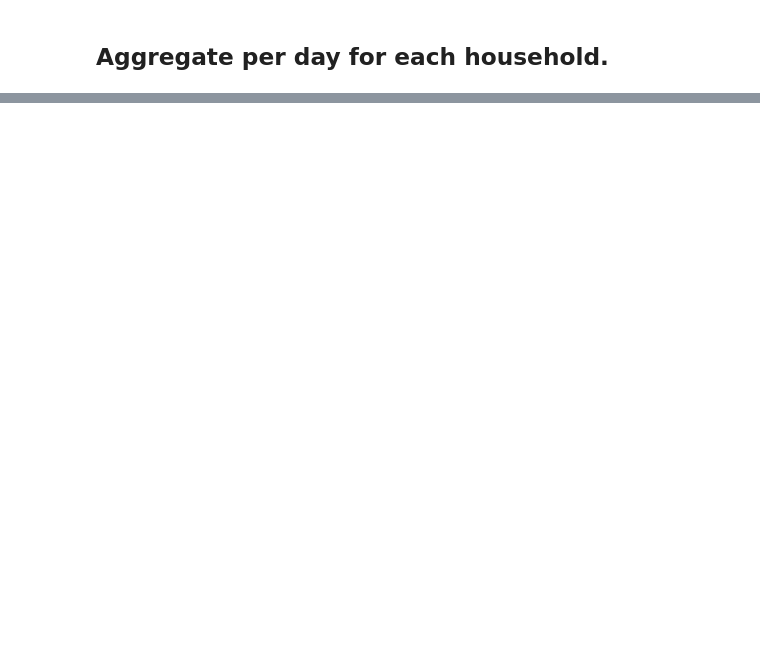
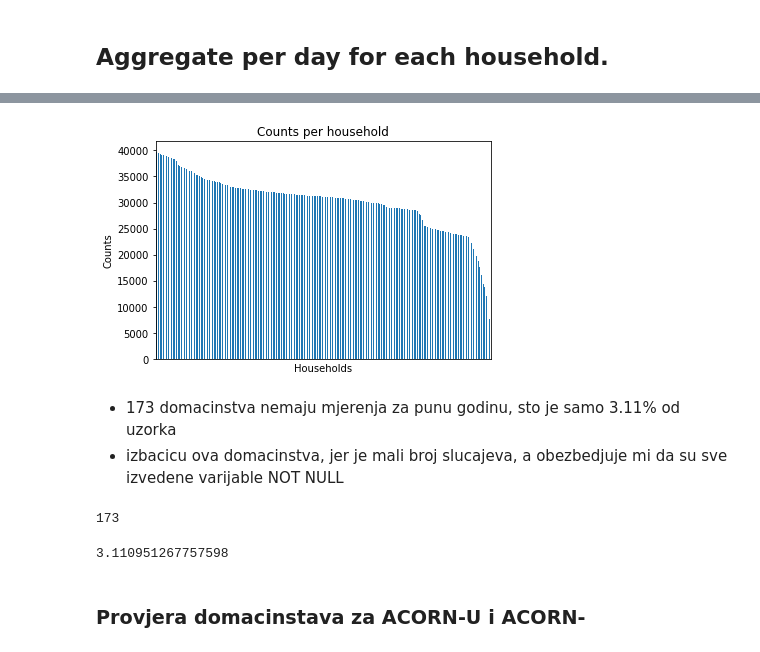
Before and after one commit to NeskovicMarko/clustering_energy_consumption, a Jupyter notebook: energy_consumption_EDA.ipynb, the cells around one changed output, grey strips where cells are left out. Cells and saved outputs as stored; diff of their text form; code cells hidden in the pictures; blank space fills up the shorter version.

```diff
--- a/energy_consumption_EDA.ipynb
+++ b/energy_consumption_EDA.ipynb
@@ -334,0 +504,12 @@ data_agg_daily.to_csv('data/data_agg_daily.csv', index=False)
+# %%
+environment = acorn_details.loc[acorn_details['MAIN_CATEGORIES']=='ENVIRONMENT', ] \
+.drop(['MAIN_CATEGORIES', 'CATEGORIES'], axis=1) \
+.melt(id_vars=['REFERENCE'], value_vars=acorn_columns) \
+.pivot(index='variable', columns='REFERENCE', values='value')
+# %%
+acorn_data = acorn_categories \
+.join(acorn_selected, how='inner') \
+.join(environment, how='inner')
+# %%
+with open('data/acorn_data.pickle', 'wb') as handle:
+    pkl.dump(acorn_data, handle)
@@ -334,0 +536,3 @@ data_agg_daily.to_csv('data/data_agg_daily.csv', index=False)
+# %%
+with open('data/consumption_per_datetime.pickle', 'rb') as handle:
+    cons_per_dt = pkl.load(handle)
@@ -334,0 +548,20 @@ data_agg_daily.to_csv('data/data_agg_daily.csv', index=False)
+# %%
+cons_per_dt['LCLid'].value_counts().plot(kind='bar')
+plt.xticks([])
+plt.title('Counts per household')
+plt.xlabel('Households')
+plt.ylabel('Counts')
+plt.show()
+# %% [output]
+[figure, added]
+# %% [markdown]
+- 173 domacinstva nemaju mjerenja za punu godinu, sto je samo 3.11% od uzorka
+- izbacicu ova domacinstva, jer je mali broj slucajeva, a obezbedjuje mi da su sve izvedene varijable NOT NULL
+# %%
+sum(cons_per_dt.groupby(['LCLid'])['DateTime'].apply(lambda x: x.max() - x.min()) < pd.to_timedelta('360 days'))
+# %% [output]
+173
+# %%
+173 / 5561 * 100
+# %% [output]
+3.110951267757598
@@ -334,0 +574,2 @@ data_agg_daily.to_csv('data/data_agg_daily.csv', index=False)
+# %% [markdown]
+### Provjera domacinstava za ACORN-U i ACORN-
```
Also changed, not shown: parts of 107 cells of this notebook.
